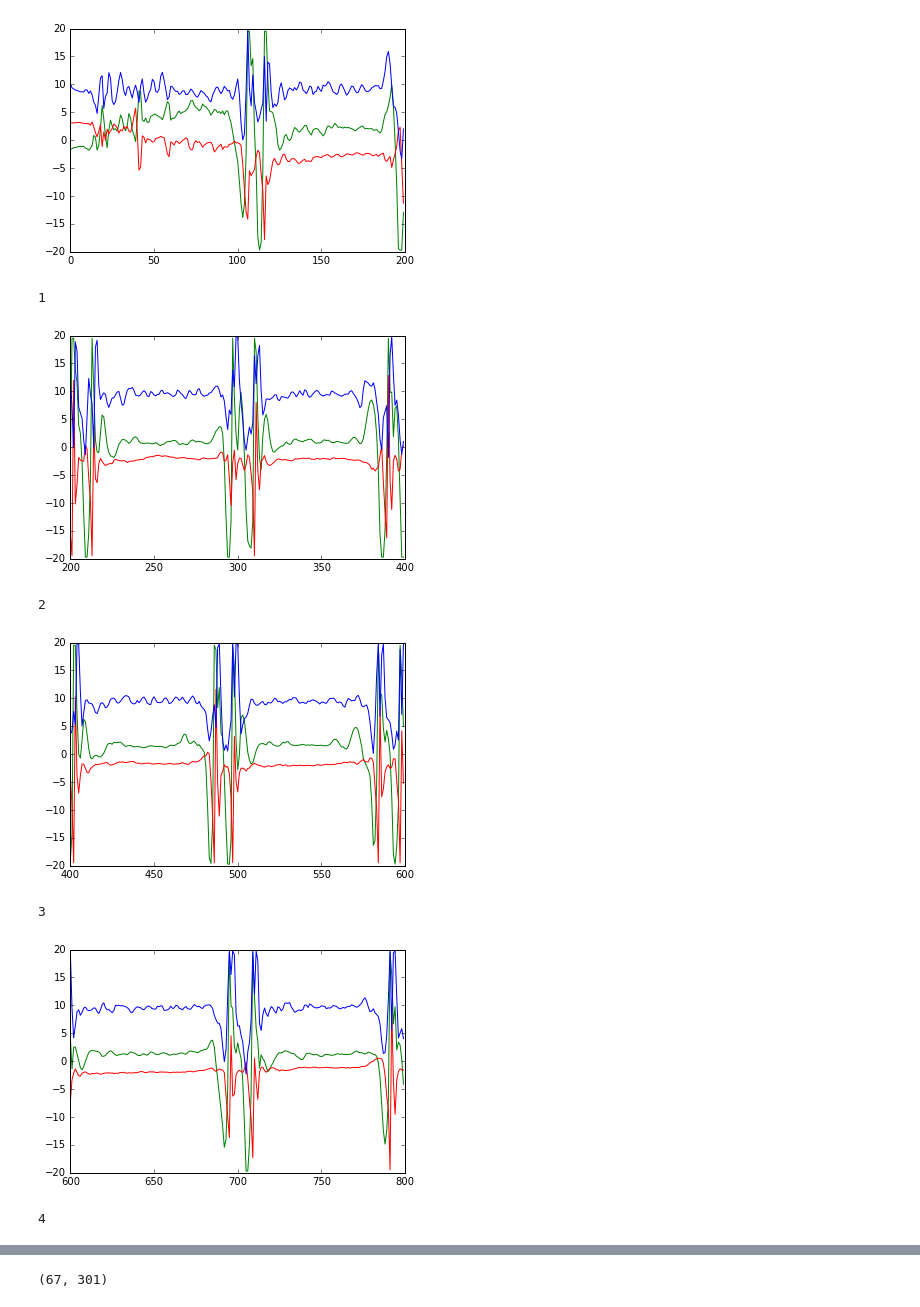
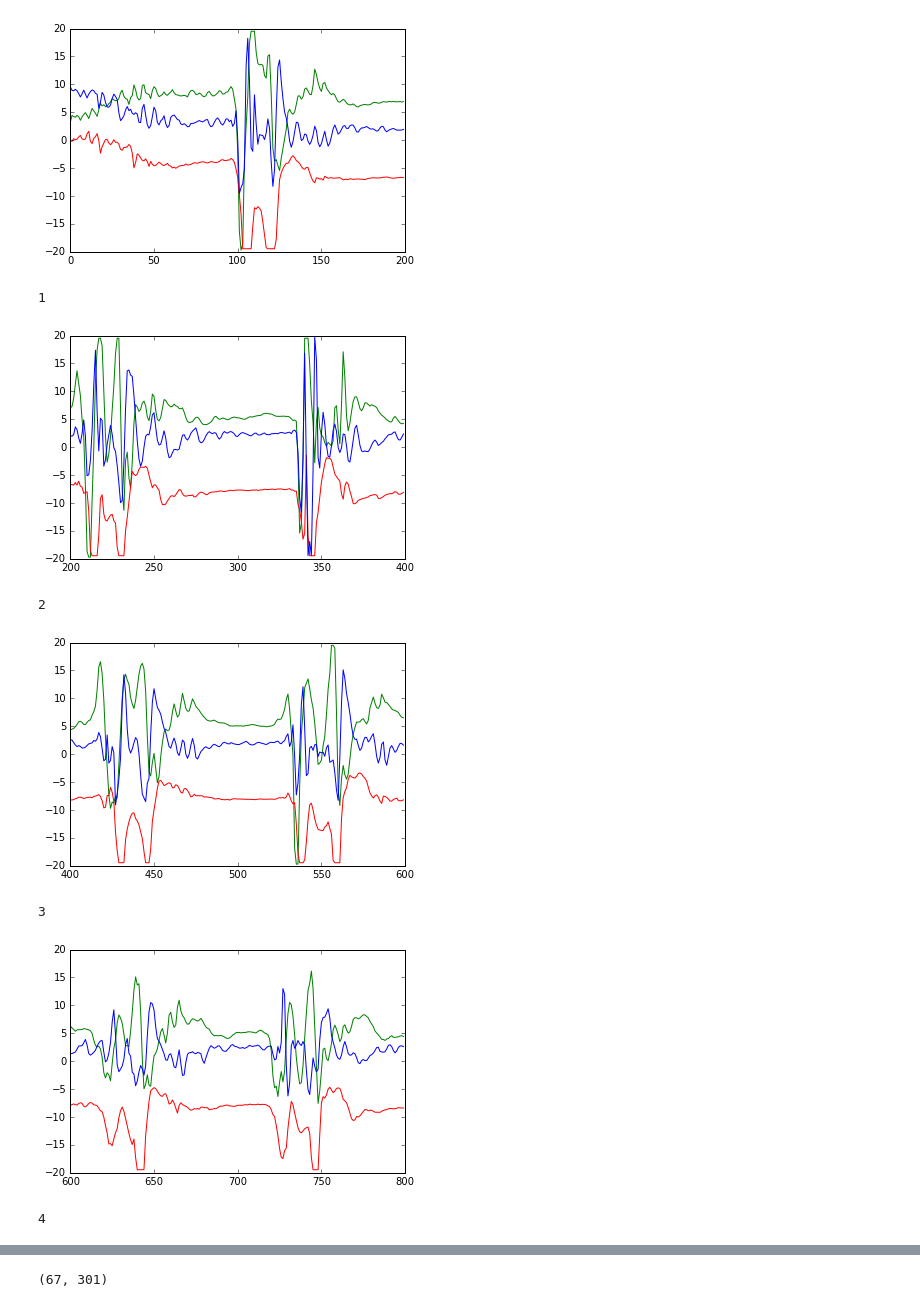
Before and after one commit to dkanarek12/metis_work, a Jupyter notebook: projects/05-Kojak/05-Kojak.ipynb, the cells around one changed output, grey strips where cells are left out. Saved outputs shown, nothing was run; the diff lists cells and outputs as text; code cells hidden in the pictures.

```diff
--- a/projects/05-Kojak/05-Kojak.ipynb
+++ b/projects/05-Kojak/05-Kojak.ipynb
@@ -17,29 +17,29 @@ def read_data(filepath):
             a_z.append(float(row[4]))
     return np.array(a_x),np.array(a_y),np.array(a_z)
 # %%
-a_x,a_y,a_z = read_data('gestures/tap.csv')
+a_x,a_y,a_z = read_data('gestures/V.csv')
 division = 200
 count = 0
 s = [100,250,375,510,640,780,925,1050,1200]
 e = [225,380,560,770,960,1170,1400,1600,1780,2000]
 for i in range(0,len(a_x)-division,division):
     start = i
     end = i+division
     #start = s[count]
     #end = s[count]+100
     print count
     plt.plot(range(start,end),a_x[start:end],color = 'g')
     plt.plot(range(start,end),a_y[start:end],color = 'r')
     plt.plot(range(start,end),a_z[start:end],color = 'b')
     plt.show()
     count+=1
 # %% [output]
 0
-[figure, old version]
+[figure, new version]
 1
-[figure, old version]
+[figure, new version]
 2
-[figure, old version]
+[figure, new version]
 3
-[figure, old version]
+[figure, new version]
 4
```
Also changed, not shown: parts of 13 cells of this notebook.
